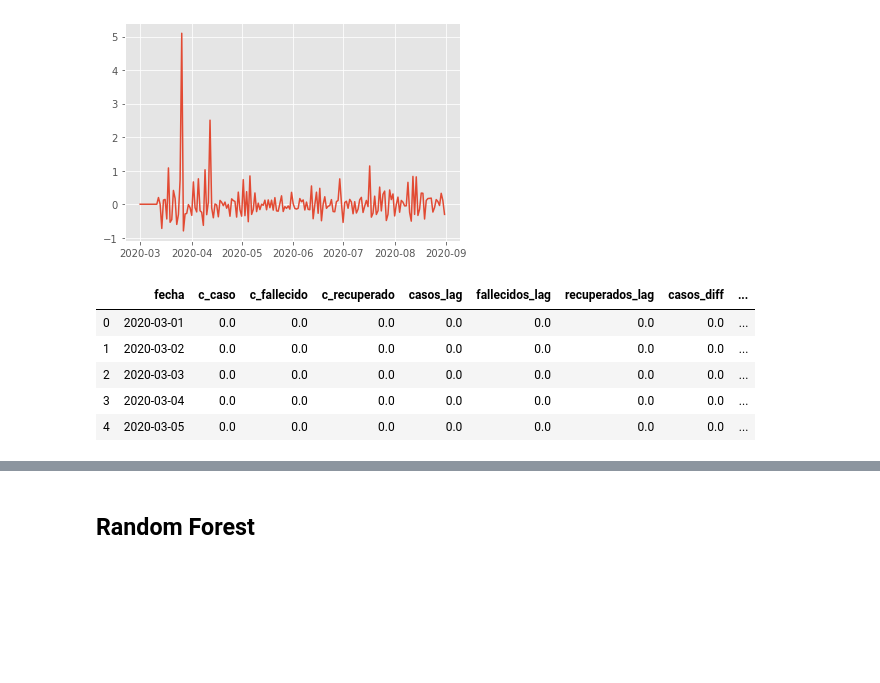
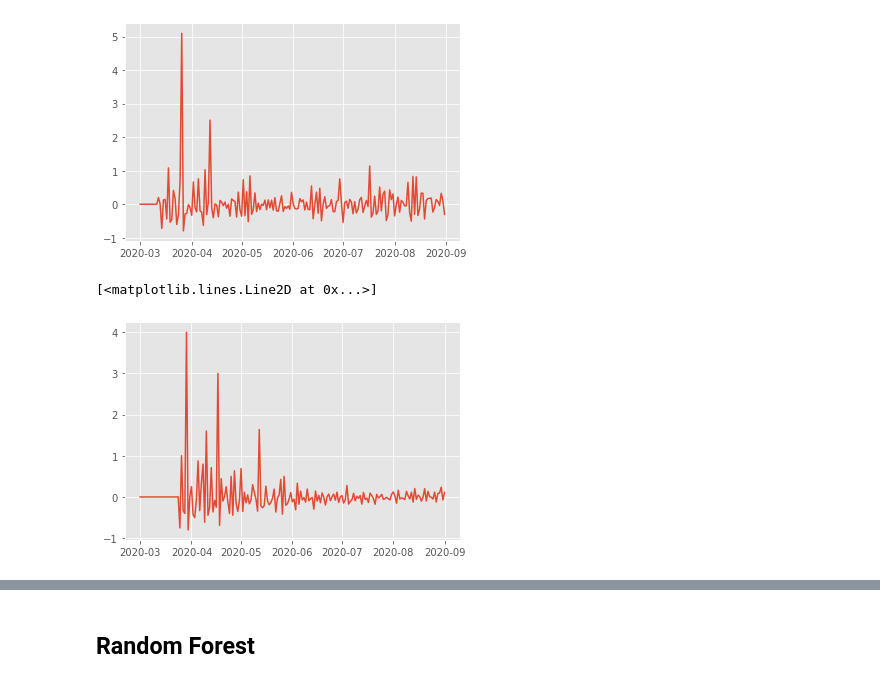
Before and after one commit to AP-2020-1S/covid-19-analiticapedictiva_ajsg, a Jupyter notebook: Entrega Analitica Predictiva.ipynb, the cells around one changed output, grey strips where cells are left out. Saved outputs shown, nothing was run; the diff lists cells and outputs as text; code cells hidden in the pictures; blank space fills up the shorter version.

```diff
--- a/Entrega Analitica Predictiva.ipynb
+++ b/Entrega Analitica Predictiva.ipynb
@@ -232,27 +238,8 @@ plt.plot(df_full['fecha'],df_full['casos_diff'])
 # %% [output]
 [<matplotlib.lines.Line2D at 0x...>]
 [figure]
-# %%
-df_casos_p,df_muertes,df_recuperados = data_agg_col(df_casos)
-df_full = pd.merge(df_dates, df_casos_p, how='left', on=['fecha'])
-df_full = pd.merge(df_full, df_muertes, how='left', on=['fecha'])
-df_full = pd.merge(df_full, df_recuperados, how='left', on=['fecha'])
-# df_full = df_full.fillna(0)
-df_full['casos_lag'] = df_full['c_caso'].shift(1)
-df_full['fallecidos_lag'] = df_full['c_fallecido'].shift(1)
-df_full['recuperados_lag'] = df_full['c_recuperado'].shift(1)
-df_full = df_full.replace({0: np.nan})
-df_full['casos_diff'] = (df_full['casos_lag'] - df_full['c_caso'])/df_full['c_caso']
-df_full['fallecidos_diff'] = (df_full['fallecidos_lag'] - df_full['c_fallecido']) / df_full['c_fallecido']
-df_full['recuperados_diff'] = (df_full['recuperados_lag'] - df_full['c_recuperado']) / df_full['c_recuperado']
-df_full = df_full.fillna(0)
-df_full.drop(df_full.tail(2).index, inplace=True)
-# %%
-df_full.head()
-# %% [output]
-|  | fecha | c_caso | c_fallecido | c_recuperado | casos_lag | fallecidos_lag | recuperados_lag | casos_diff | ... |
-| 0 | 2020-03-01 | 0.0 | 0.0 | 0.0 | 0.0 | 0.0 | 0.0 | 0.0 | ... |
-| 1 | 2020-03-02 | 0.0 | 0.0 | 0.0 | 0.0 | 0.0 | 0.0 | 0.0 | ... |
-| 2 | 2020-03-03 | 0.0 | 0.0 | 0.0 | 0.0 | 0.0 | 0.0 | 0.0 | ... |
-| 3 | 2020-03-04 | 0.0 | 0.0 | 0.0 | 0.0 | 0.0 | 0.0 | 0.0 | ... |
-| 4 | 2020-03-05 | 0.0 | 0.0 | 0.0 | 0.0 | 0.0 | 0.0 | 0.0 | ... |
+# %%
+plt.plot(df_full['fecha'],df_full['fallecidos_diff'])
+# %% [output]
+[<matplotlib.lines.Line2D at 0x...>]
+[figure, added]
```
Also changed, not shown: parts of 16 cells of this notebook.
